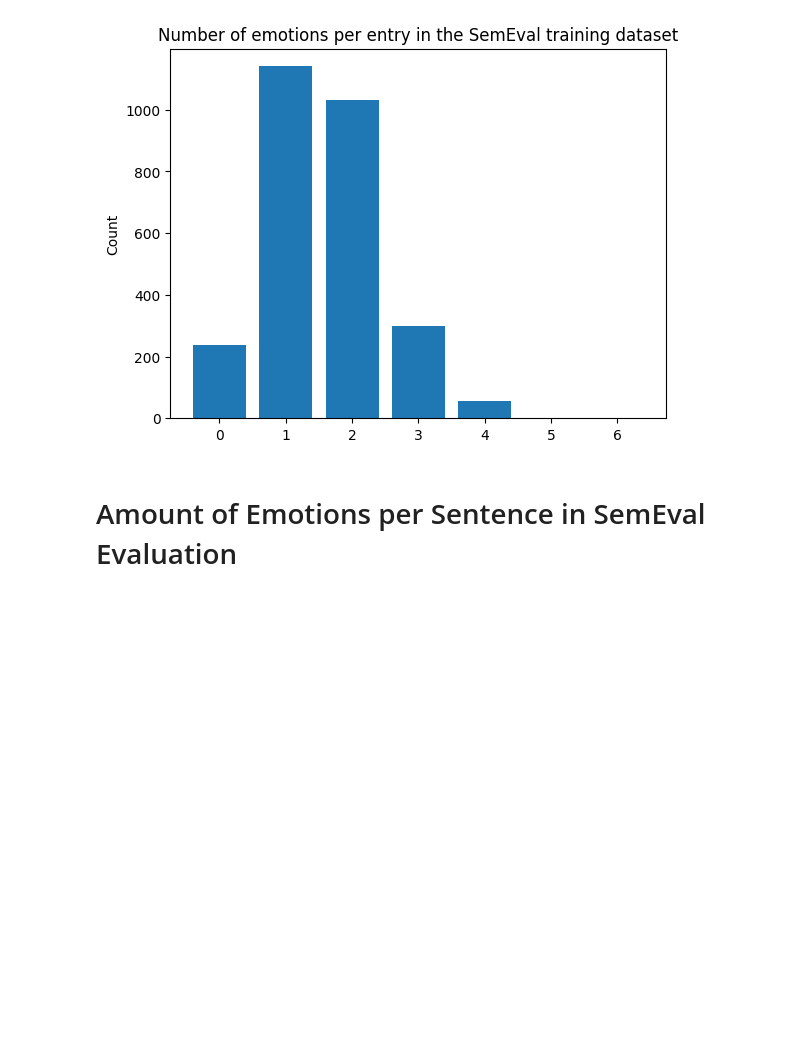
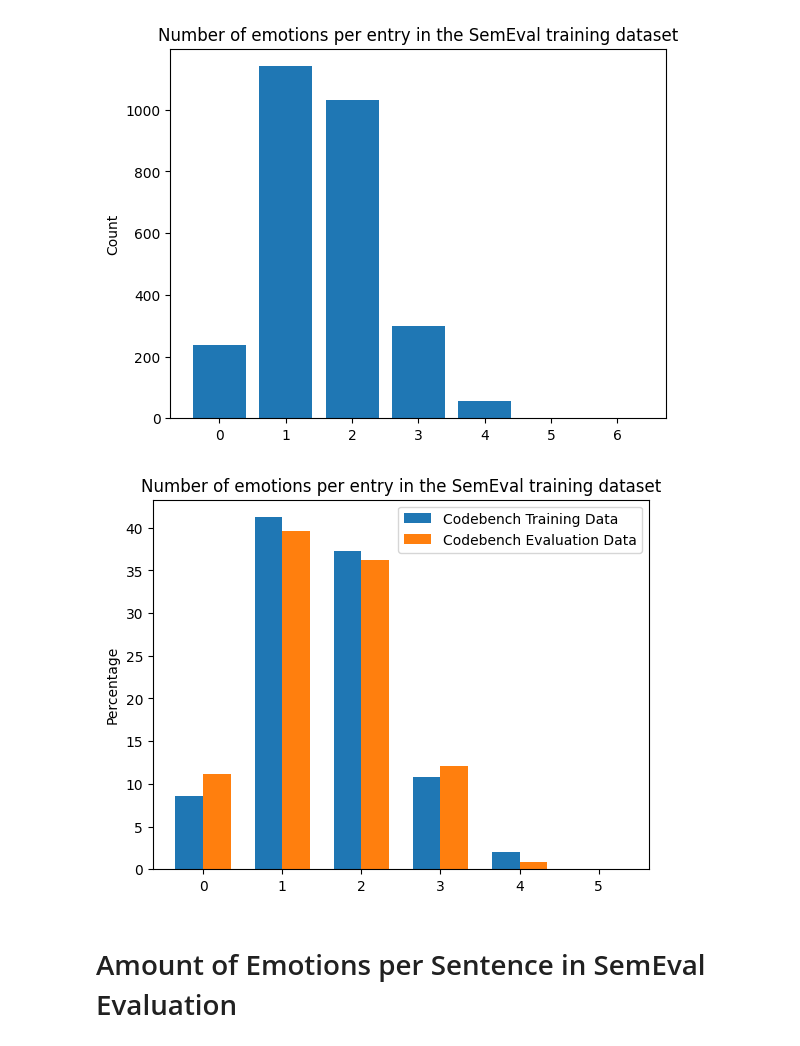
Before and after one commit to kruegercharles/LLM-SemEval, a Jupyter notebook: graphics.ipynb, the cells around one changed output. Cells and saved outputs as stored; diff of their text form; code cells hidden in the pictures; blank space fills up the shorter version.

```diff
--- a/graphics.ipynb
+++ b/graphics.ipynb
@@ -244,6 +338,77 @@ Dataset: SemEval Trainig
 Length data start: {0: 0, 1: 0, 2: 0, 3: 0, 4: 0, 5: 0, 6: 0}
 Length data end: {0: 239, 1: 1141, 2: 1031, 3: 298, 4: 57, 5: 2, 6: 0}
 [figure]
+# %%
+import json
+
+from common import EMOTION_LABELS
+import matplotlib.pyplot as plt  # noqa
+import numpy as np  # noqa
+
+
+class Dataset:
+    def __init__(self, name: str, path: str):
+        self.name = name
+        self.path = path
+        self.data = self.load_data()
+        self.emotion_counter = {}
+        for emotion in EMOTION_LABELS:
+            self.emotion_counter[emotion] = 0
+        self.length_data = {}
+
+    def load_data(self):
+        with open(self.path) as f:
+            data = json.load(f)
+        return data
+
+
+datasets: list[Dataset] = []
+
+datasets.append(
+    Dataset("Codebench Training Data", "data/codabench_data/train/eng_a_parsed.json")
+)
+datasets.append(
+    Dataset("Codebench Evaluation Data", "data/codabench_data/dev/eng_a_parsed.json")
+)
+
+for dataset in datasets:
+    for i in range(len(EMOTION_LABELS)):
+        dataset.length_data[i] = 0
+
+    sum = len(dataset.data)
+
+    for entry in dataset.data:
+        length = len(entry["emotions"])
+        if "none" in entry["emotions"]:
+            length = 0
+        dataset.length_data[length] += 1
+
+    for key in dataset.length_data:
+        dataset.length_data[key] = round(dataset.length_data[key] / sum * 100, 2)
+
+
+# display the length data for each dataset as a bar chart
+fig, ax = plt.subplots()
+bar_width = 0.35
+index = np.arange(0, len(datasets[0].length_data))
+
+for i, dataset in enumerate(datasets):
+    emotion_counts = [
+        dataset.length_data[key] for key in sorted(dataset.length_data.keys())
+    ]
+    ax.bar(index + i * bar_width, emotion_counts, bar_width, label=dataset.name)
+
+ax.set_ylabel("Percentage")
+ax.set_title("Number of emotions per entry in the SemEval training dataset")
+ax.set_xticks(index + bar_width / 2)
+ax.set_xticklabels(range(0, len(datasets[0].length_data)))
+ax.legend()
+
+
+plt.savefig("emotions-length-semeval-training-eval.png")
+plt.show()
+# %% [output]
+[figure, added]
 # %% [markdown]
 # Amount of Emotions per Sentence in SemEval Evaluation
 # %%
```
Also changed, not shown: parts of 2 cells of this notebook, 3 other files.
